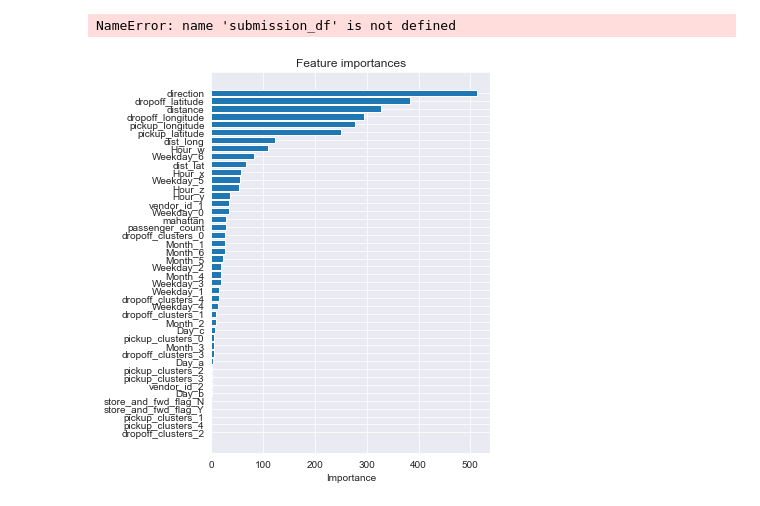
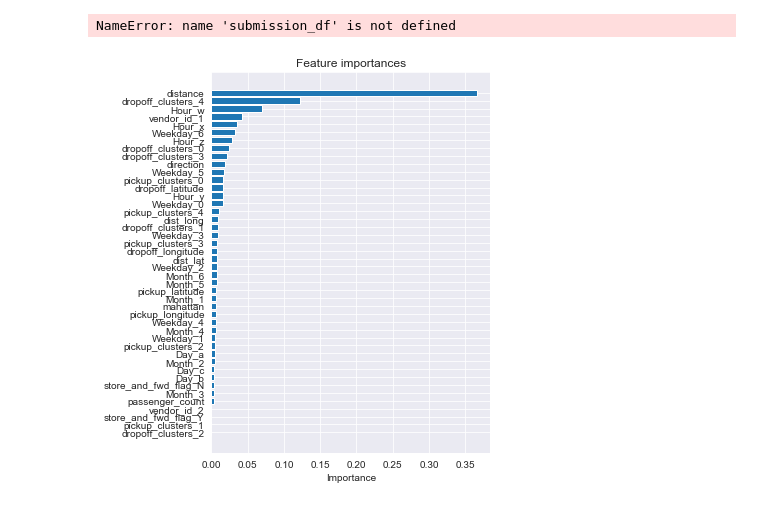
Before and after one commit to safeAMI/New-York-City-Taxi-Trip-Duration, a Jupyter notebook: code/New York City Taxi Trip Duration.ipynb, the cells around one changed output. Saved outputs shown, nothing was run; the diff lists cells and outputs as text; code cells hidden in the pictures.

```diff
--- a/code/New York City Taxi Trip Duration.ipynb
+++ b/code/New York City Taxi Trip Duration.ipynb
@@ -431,20 +431,20 @@ NameError: name 'submission_df' is not defined
 # %%
 %matplotlib inline
 import matplotlib.pyplot as plt
 import seaborn as sns
 color = sns.color_palette()
 sns.set_style('darkgrid')
 
 features_list = dummy_train_df.columns.values
-feature_importance = clf1.feature_importances_
+feature_importance = clf.feature_importances_
 sorted_idx = np.argsort(feature_importance)
 
 plt.figure(figsize=(5,7))
 plt.barh(range(len(sorted_idx)), feature_importance[sorted_idx], align='center')
 plt.yticks(range(len(sorted_idx)), features_list[sorted_idx])
 plt.xlabel('Importance')
 plt.title('Feature importances')
 plt.draw()
 plt.show()
 # %% [output]
-[figure, old version]
+[figure, new version]
```
